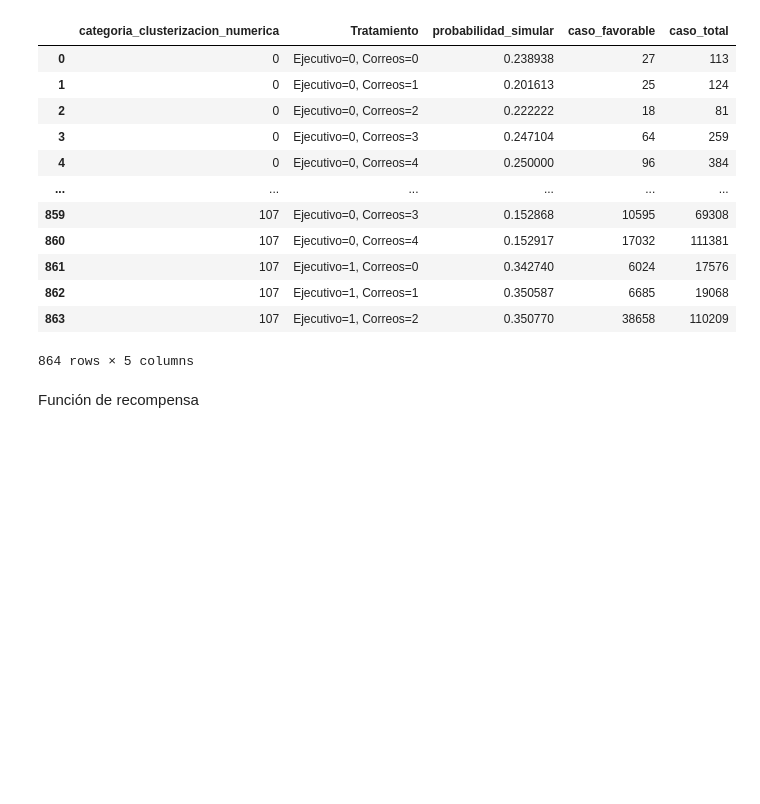
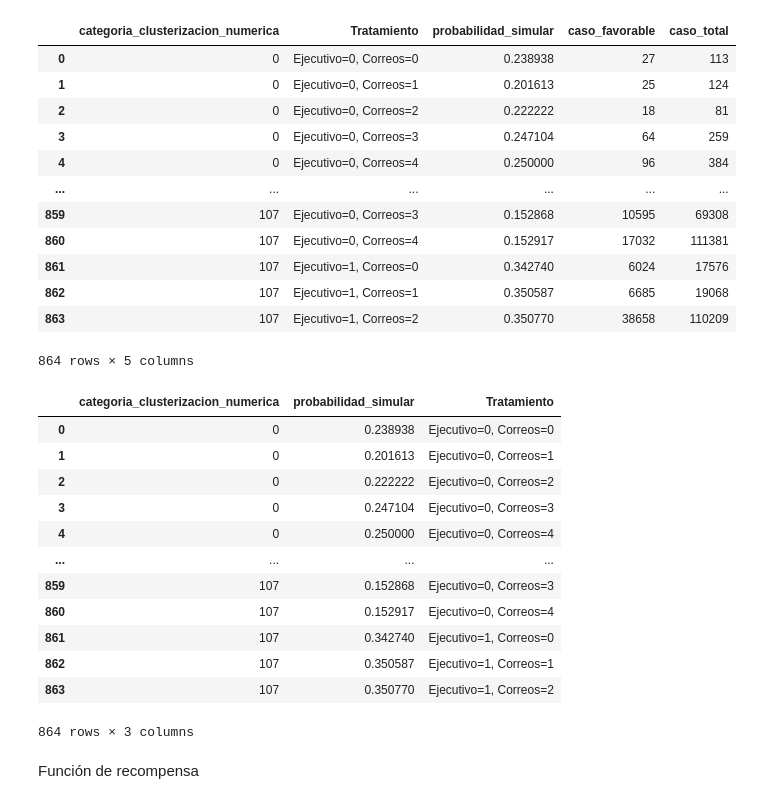
Before and after one commit to JosepVargasf/capstone_g11_2024-2, a Jupyter notebook: Procesamiento de datos/procesamiento_2.ipynb, the cells around one changed output. Saved outputs shown, nothing was run; the diff lists cells and outputs as text; code cells hidden in the pictures; blank space fills up the shorter version.

```diff
--- a/Procesamiento de datos/procesamiento_2.ipynb
+++ b/Procesamiento de datos/procesamiento_2.ipynb
@@ -602,6 +602,22 @@ df_probabilities_treatment = df_probabilities_small[['categoria_clusterizacion_n
 # Seleccionar columnas clave sobre cada cliente ('rut') desde 'df_estimar_elasticidad_small' y eliminar duplicados.
 # 'df_rut_info' contiene el 'rut', la categoría de cluster y la probabilidad de no pago para cada cliente, sin registros duplicados.
 df_rut_info = df_estimar_elasticidad_small[['rut', 'categoria_clusterizacion_numerica', 'Probabilidad_No_Pago']].drop_duplicates()
+# %%
+df_probabilities_treatment
+# %% [output]
+|  | categoria_clusterizacion_numerica | probabilidad_simular | Tratamiento |
+| 0 | 0 | 0.238938 | Ejecutivo=0, Correos=0 |
+| 1 | 0 | 0.201613 | Ejecutivo=0, Correos=1 |
+| 2 | 0 | 0.222222 | Ejecutivo=0, Correos=2 |
+| 3 | 0 | 0.247104 | Ejecutivo=0, Correos=3 |
+| 4 | 0 | 0.250000 | Ejecutivo=0, Correos=4 |
+| ... | ... | ... | ... |
+| 859 | 107 | 0.152868 | Ejecutivo=0, Correos=3 |
+| 860 | 107 | 0.152917 | Ejecutivo=0, Correos=4 |
+| 861 | 107 | 0.342740 | Ejecutivo=1, Correos=0 |
+| 862 | 107 | 0.350587 | Ejecutivo=1, Correos=1 |
+| 863 | 107 | 0.350770 | Ejecutivo=1, Correos=2 |
+864 rows × 3 columns
 # %% [markdown]
 Función de recompensa
 # %%
```
Also changed, not shown: parts of 5 cells of this notebook.
